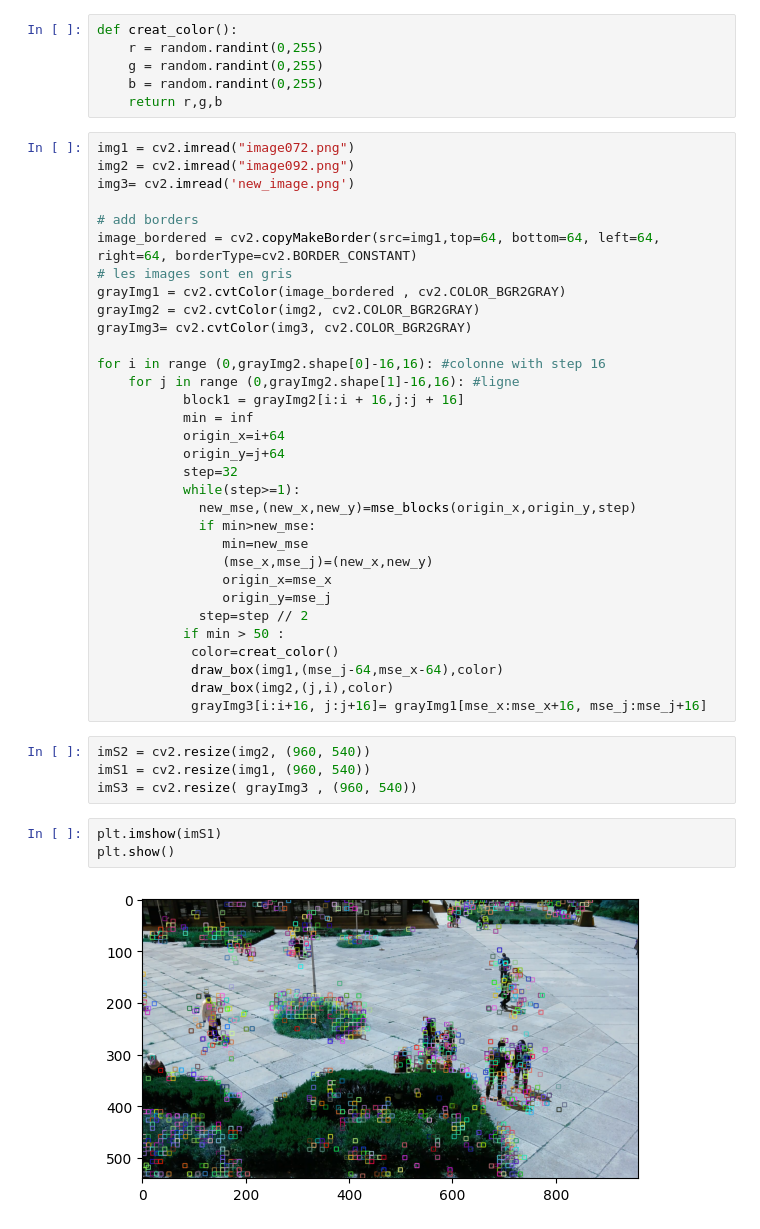
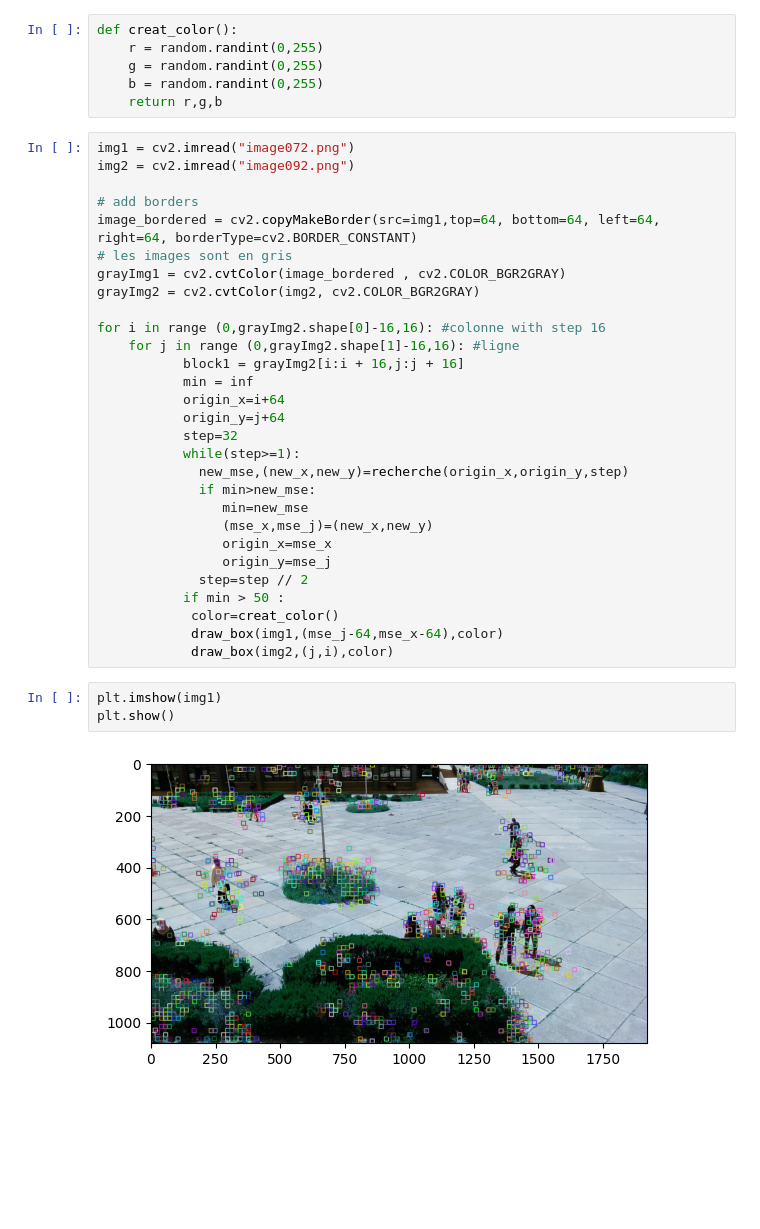
Before and after one commit to SARAH-HADDAD/Projet-Multimedia, a Jupyter notebook: projet.ipynb, the cells around one changed output. Drawn from its saved outputs; the diff is of its cells as text; blank space fills up the shorter version.

```diff
--- a/projet.ipynb
+++ b/projet.ipynb
@@ -44,14 +43,12 @@ def creat_color():
 # %%
 img1 = cv2.imread("image072.png")
 img2 = cv2.imread("image092.png")
-img3= cv2.imread('new_image.png')
 
 # add borders
 image_bordered = cv2.copyMakeBorder(src=img1,top=64, bottom=64, left=64, right=64, borderType=cv2.BORDER_CONSTANT)
 # les images sont en gris
 grayImg1 = cv2.cvtColor(image_bordered , cv2.COLOR_BGR2GRAY)
 grayImg2 = cv2.cvtColor(img2, cv2.COLOR_BGR2GRAY)
-grayImg3= cv2.cvtColor(img3, cv2.COLOR_BGR2GRAY)
 
 for i in range (0,grayImg2.shape[0]-16,16): #colonne with step 16
     for j in range (0,grayImg2.shape[1]-16,16): #ligne
@@ -61,7 +58,7 @@ for i in range (0,grayImg2.shape[0]-16,16): #colonne with step 16
            origin_y=j+64
            step=32
            while(step>=1):
-             new_mse,(new_x,new_y)=mse_blocks(origin_x,origin_y,step)
+             new_mse,(new_x,new_y)=recherche(origin_x,origin_y,step)
              if min>new_mse:
                 min=new_mse
                 (mse_x,mse_j)=(new_x,new_y)
@@ -72,14 +69,9 @@ for i in range (0,grayImg2.shape[0]-16,16): #colonne with step 16
             color=creat_color()
             draw_box(img1,(mse_j-64,mse_x-64),color)
             draw_box(img2,(j,i),color)
-            grayImg3[i:i+16, j:j+16]= grayImg1[mse_x:mse_x+16, mse_j:mse_j+16]
-# %%
-imS2 = cv2.resize(img2, (960, 540))
-imS1 = cv2.resize(img1, (960, 540))
-imS3 = cv2.resize( grayImg3 , (960, 540))
 # %%
-plt.imshow(imS1)
+plt.imshow(img1)
 plt.show()
 # %% [output]
-[figure, old version]
+[figure, new version]
 # %%
```
Also changed, not shown: parts of 3 cells of this notebook.
